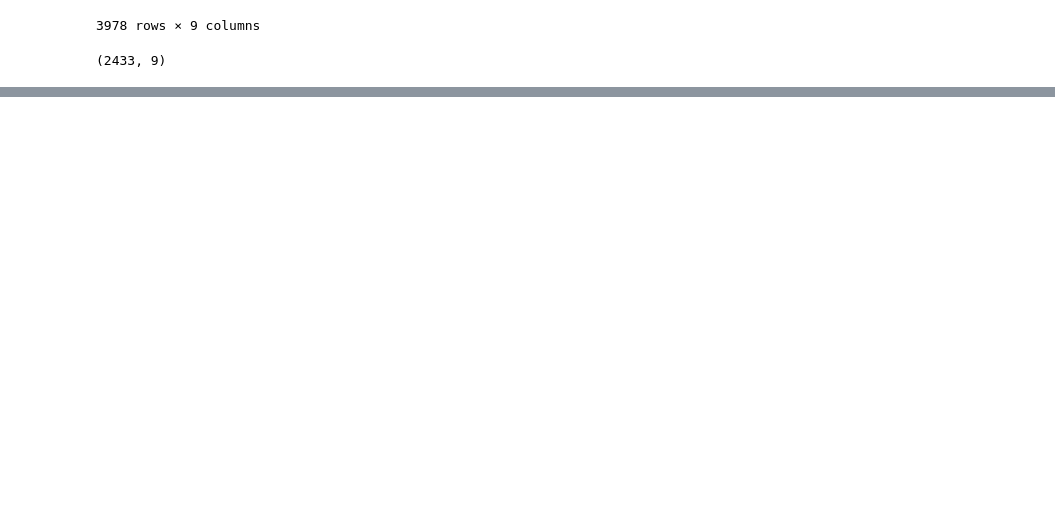
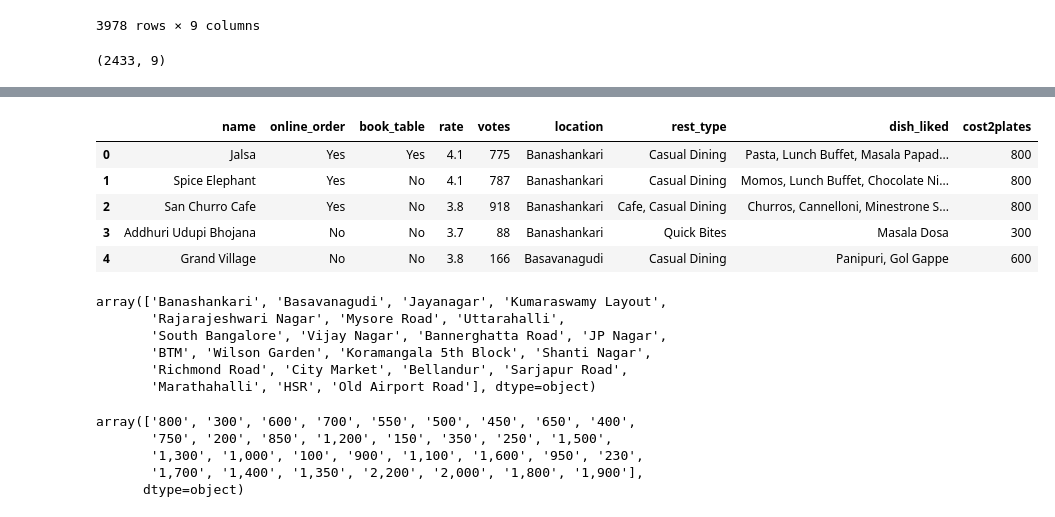
Before and after one commit to shwetashukla44/internship3, a Jupyter notebook: Welcome_To_Colab.ipynb, the cells around one changed output, grey strips where cells are left out. Drawn from its saved outputs; the diff is of its cells as text; code cells hidden in the pictures; blank space fills up the shorter version.

```diff
--- a/Welcome_To_Colab.ipynb
+++ b/Welcome_To_Colab.ipynb
@@ -728,0 +793,27 @@ df.shape
+# %%
+df.rename(columns={'approx_cost(for two people)':'cost2plates'},inplace=True)
+df.head()
+# %% [output]
+|  | name | online_order | book_table | rate | votes | location | rest_type | dish_liked | cost2plates |
+| 0 | Jalsa | Yes | Yes | 4.1 | 775 | Banashankari | Casual Dining | Pasta, Lunch Buffet, Masala Papad... | 800 |
+| 1 | Spice Elephant | Yes | No | 4.1 | 787 | Banashankari | Casual Dining | Momos, Lunch Buffet, Chocolate Ni... | 800 |
+| 2 | San Churro Cafe | Yes | No | 3.8 | 918 | Banashankari | Cafe, Casual Dining | Churros, Cannelloni, Minestrone S... | 800 |
+| 3 | Addhuri Udupi Bhojana | No | No | 3.7 | 88 | Banashankari | Quick Bites | Masala Dosa | 300 |
+| 4 | Grand Village | No | No | 3.8 | 166 | Basavanagudi | Casual Dining | Panipuri, Gol Gappe | 600 |
+# %%
+df['location'].unique()
+# %% [output]
+array(['Banashankari', 'Basavanagudi', 'Jayanagar', 'Kumaraswamy Layout',
+       'Rajarajeshwari Nagar', 'Mysore Road', 'Uttarahalli',
+       'South Bangalore', 'Vijay Nagar', 'Bannerghatta Road', 'JP Nagar',
+       'BTM', 'Wilson Garden', 'Koramangala 5th Block', 'Shanti Nagar',
+       'Richmond Road', 'City Market', 'Bellandur', 'Sarjapur Road',
+       'Marathahalli', 'HSR', 'Old Airport Road'], dtype=object)
+# %%
+df['cost2plates'].unique()
+# %% [output]
+array(['800', '300', '600', '700', '550', '500', '450', '650', '400',
+       '750', '200', '850', '1,200', '150', '350', '250', '1,500',
+       '1,300', '1,000', '100', '900', '1,100', '1,600', '950', '230',
+       '1,700', '1,400', '1,350', '2,200', '2,000', '1,800', '1,900'],
+      dtype=object)
```
Also changed, not shown: parts of 7 cells of this notebook.
